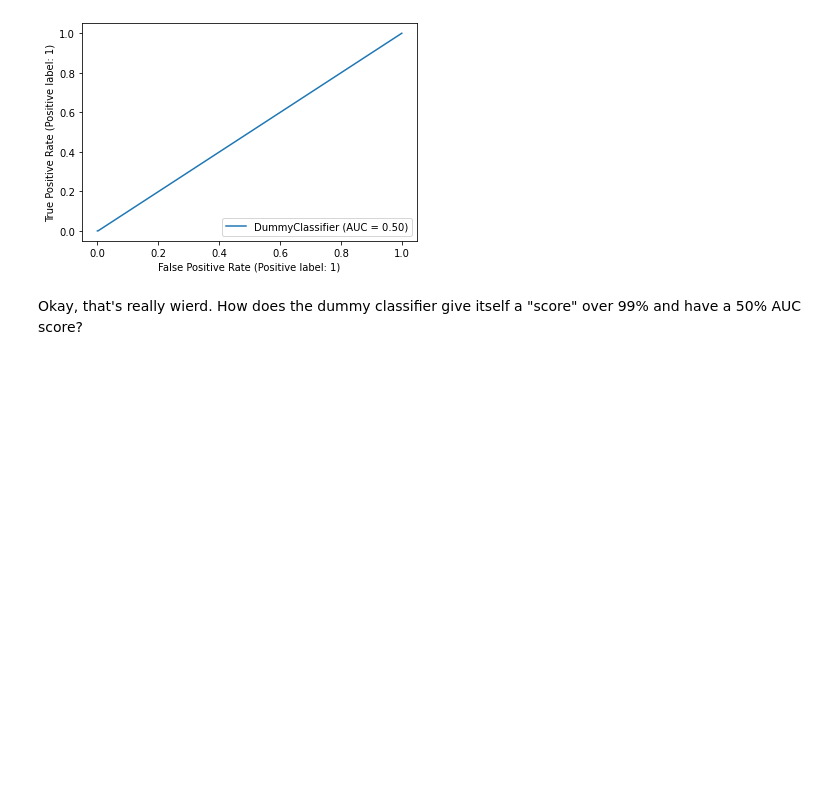
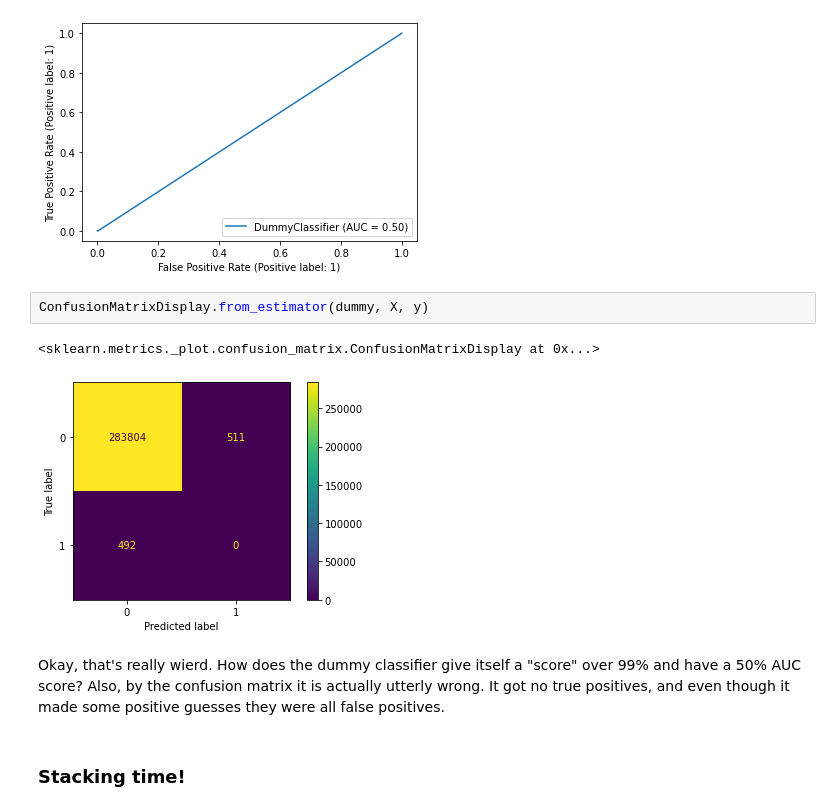
Before and after one commit to JennaFlan2426/Springboard, a Jupyter notebook: Capstone3-CardFraud/5-Model Tuning.ipynb, the cells around one changed output. Cells and saved outputs as stored; diff of their text form; blank space fills up the shorter version.

```diff
--- a/Capstone3-CardFraud/Model Tuning.ipynb
+++ b/Capstone3-CardFraud/5-Model Tuning.ipynb
@@ -160,5 +176,12 @@ RocCurveDisplay.from_estimator(dummy, X, y)
 # %% [output]
 <sklearn.metrics._plot.roc_curve.RocCurveDisplay at 0x...>
 [figure]
+# %%
+ConfusionMatrixDisplay.from_estimator(dummy, X, y)
+# %% [output]
+<sklearn.metrics._plot.confusion_matrix.ConfusionMatrixDisplay at 0x...>
+[figure, added]
 # %% [markdown]
-Okay, that's really wierd. How does the dummy classifier give itself a "score" over 99% and have a 50% AUC score?
+Okay, that's really wierd. How does the dummy classifier give itself a "score" over 99% and have a 50% AUC score? Also, by the confusion matrix it is actually utterly wrong. It got no true positives, and even though it made some positive guesses they were all false positives.
+# %% [markdown]
+### Stacking time!
```
Also changed, not shown: parts of 8 cells of this notebook.
